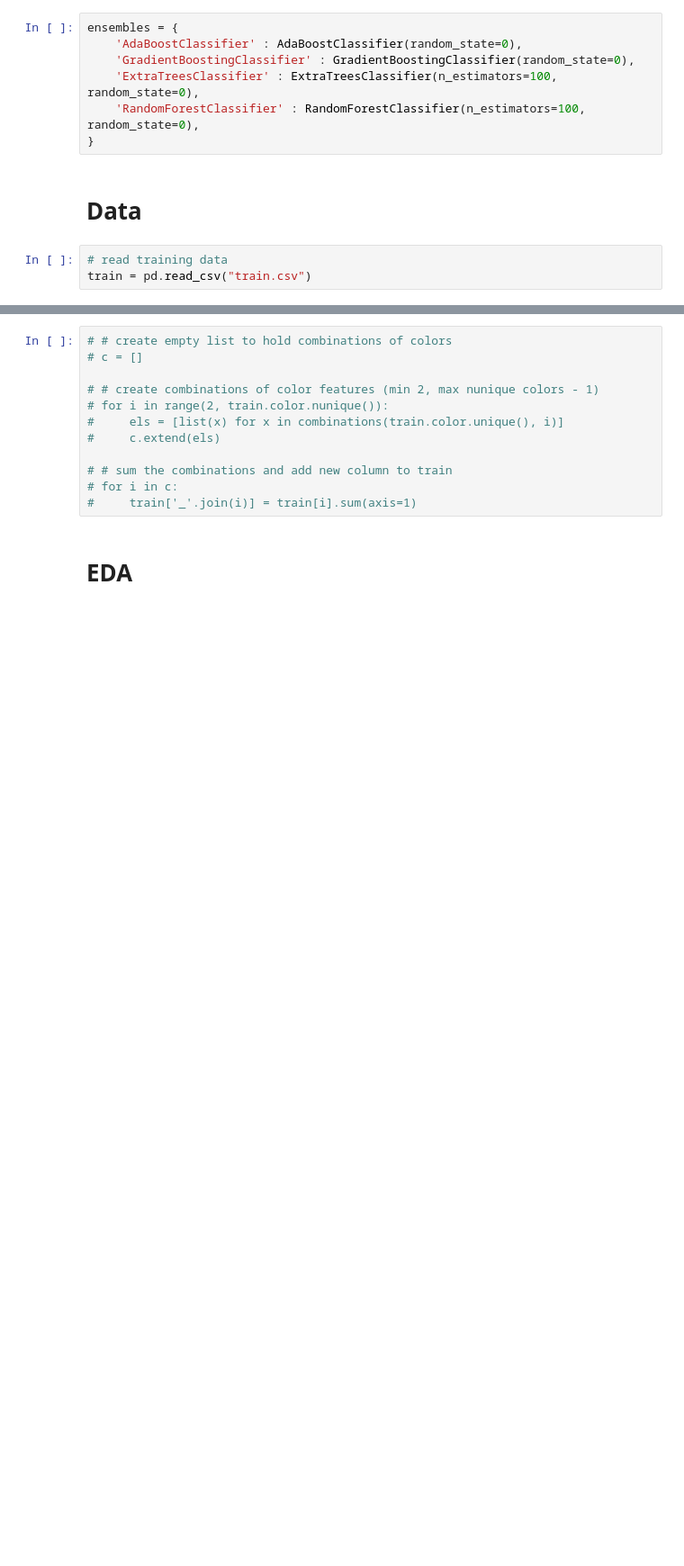
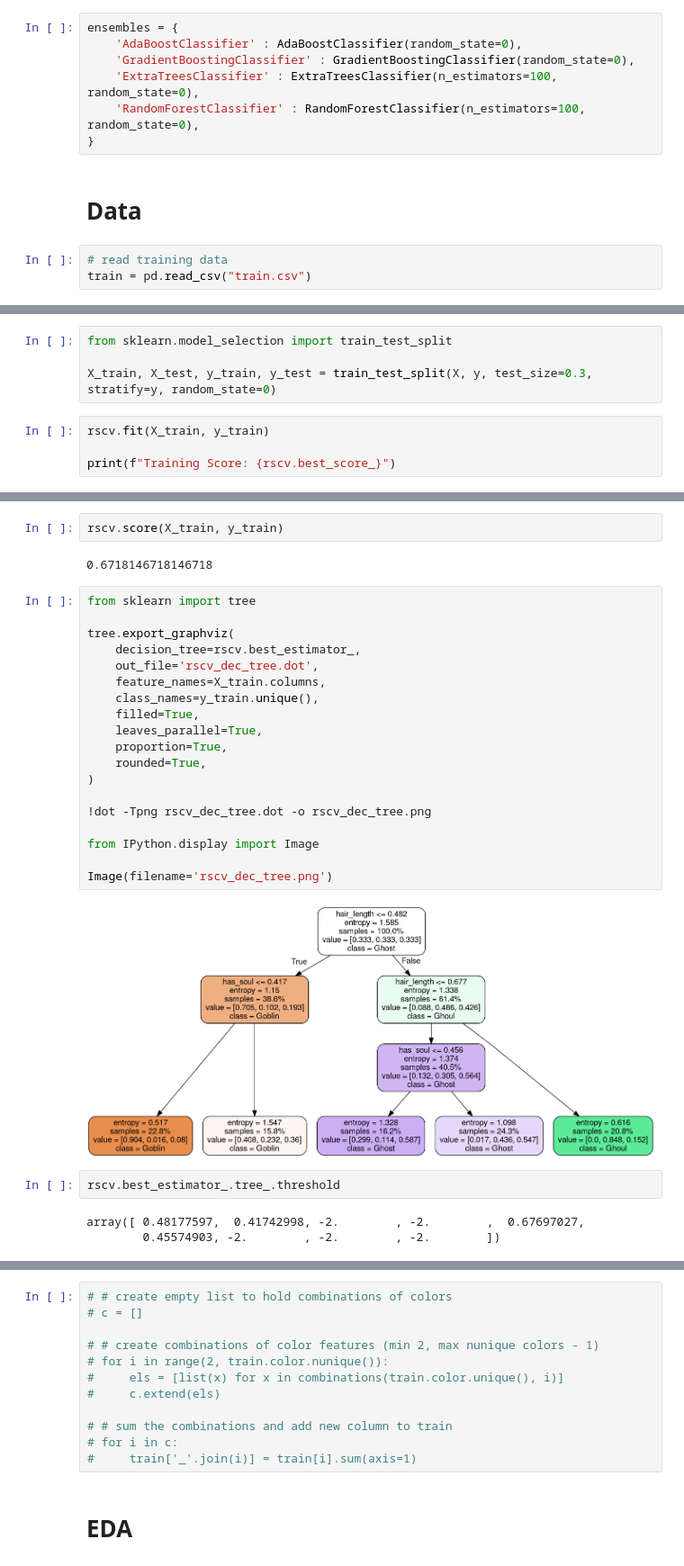
Before and after one commit to it176131/Ghouls-Goblins-and-Ghosts...-Boo-, a Jupyter notebook: Ghouls, Goblins, and Ghosts... Boo!.ipynb, the cells around one changed output, grey strips where cells are left out. Shown at 90% size. Saved outputs shown, nothing was run; the diff lists cells and outputs as text; blank space fills up the shorter version.

Commit message:
Trying out the pipeline with RandomSearchCV

```diff
--- a/Ghouls, Goblins, and Ghosts... Boo!.ipynb
+++ b/Ghouls, Goblins, and Ghosts... Boo!.ipynb
@@ -118,0 +204,8 @@ train.head()
+# %%
+from sklearn.model_selection import train_test_split
+
+X_train, X_test, y_train, y_test = train_test_split(X, y, test_size=0.3, stratify=y, random_state=0)
+# %%
+rscv.fit(X_train, y_train)
+
+print(f"Training Score: {rscv.best_score_}")
@@ -118,0 +220,30 @@ train.head()
+# %%
+rscv.score(X_train, y_train)
+# %% [output]
+0.6718146718146718
+# %%
+from sklearn import tree
+
+tree.export_graphviz(
+    decision_tree=rscv.best_estimator_,
+    out_file='rscv_dec_tree.dot',
+    feature_names=X_train.columns,
+    class_names=y_train.unique(),
+    filled=True,
+    leaves_parallel=True,
+    proportion=True,
+    rounded=True,
+)
+
+!dot -Tpng rscv_dec_tree.dot -o rscv_dec_tree.png
+
+from IPython.display import Image
+
+Image(filename='rscv_dec_tree.png')
+# %% [output]
+[figure, added]
+# %%
+rscv.best_estimator_.tree_.threshold
+# %% [output]
+array([ 0.48177597,  0.41742998, -2.        , -2.        ,  0.67697027,
+        0.45574903, -2.        , -2.        , -2.        ])
```
Also changed, not shown: parts of 82 cells of this notebook, 2 other files.
